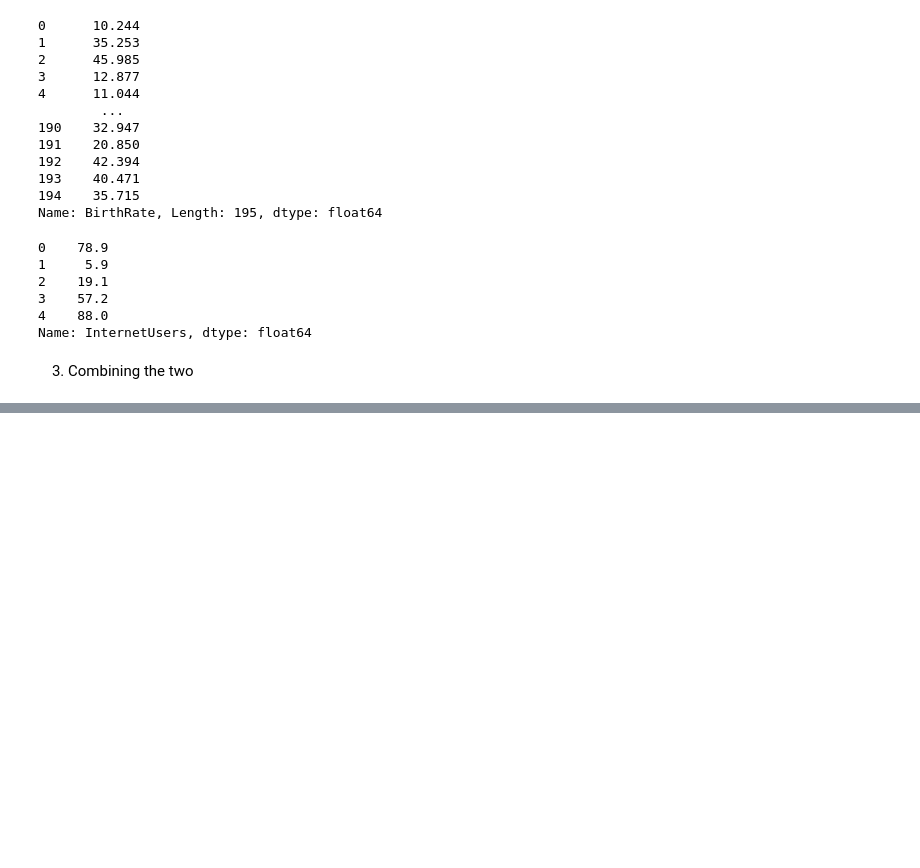
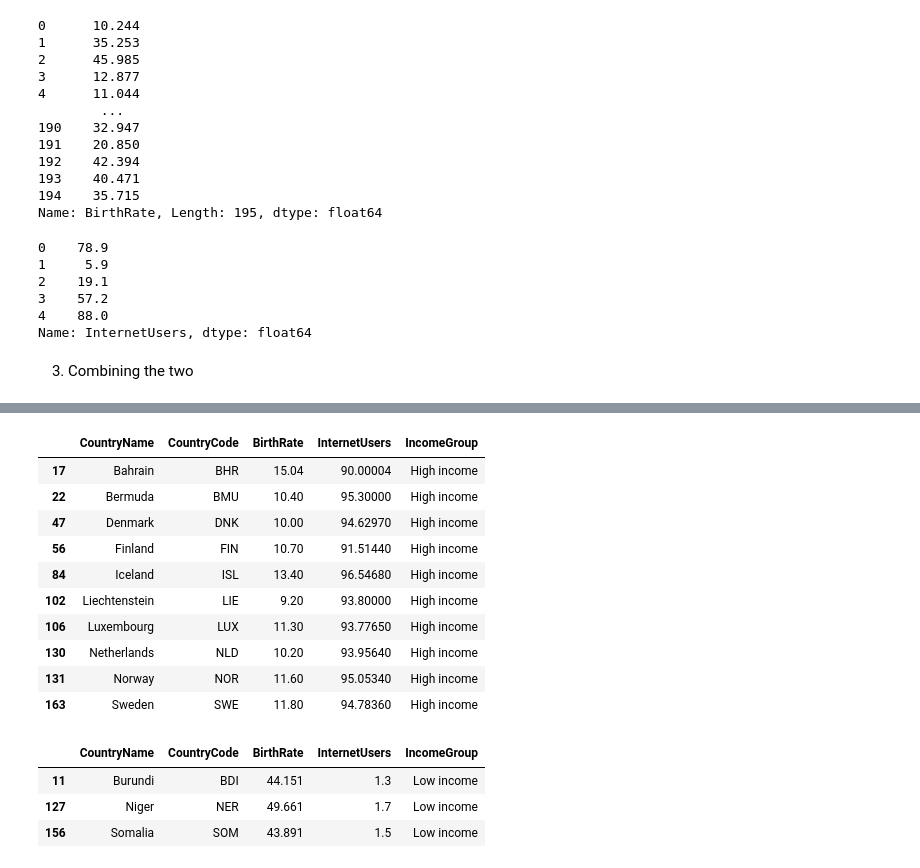
Before and after one commit to nicky-ops/Python_for_data_science, a Jupyter notebook: DataFrames.ipynb, the cells around one changed output, grey strips where cells are left out. Saved outputs shown, nothing was run; the diff lists cells and outputs as text; code cells hidden in the pictures; blank space fills up the shorter version.

```diff
--- a/DataFrames.ipynb
+++ b/DataFrames.ipynb
@@ -341,0 +496,22 @@ KeyError: ('CountryName', 'BirthRate')
+# %%
+Filter3 = stats.InternetUsers > 90
+stats[Filter3]
+# %% [output]
+|  | CountryName | CountryCode | BirthRate | InternetUsers | IncomeGroup |
+| 17 | Bahrain | BHR | 15.04 | 90.00004 | High income |
+| 22 | Bermuda | BMU | 10.40 | 95.30000 | High income |
+| 47 | Denmark | DNK | 10.00 | 94.62970 | High income |
+| 56 | Finland | FIN | 10.70 | 91.51440 | High income |
+| 84 | Iceland | ISL | 13.40 | 96.54680 | High income |
+| 102 | Liechtenstein | LIE | 9.20 | 93.80000 | High income |
+| 106 | Luxembourg | LUX | 11.30 | 93.77650 | High income |
+| 130 | Netherlands | NLD | 10.20 | 93.95640 | High income |
+| 131 | Norway | NOR | 11.60 | 95.05340 | High income |
+| 163 | Sweden | SWE | 11.80 | 94.78360 | High income |
+# %%
+stats[Filter & Filter2]
+# %% [output]
+|  | CountryName | CountryCode | BirthRate | InternetUsers | IncomeGroup |
+| 11 | Burundi | BDI | 44.151 | 1.3 | Low income |
+| 127 | Niger | NER | 49.661 | 1.7 | Low income |
+| 156 | Somalia | SOM | 43.891 | 1.5 | Low income |
```
Also changed, not shown: parts of 20 cells of this notebook.
